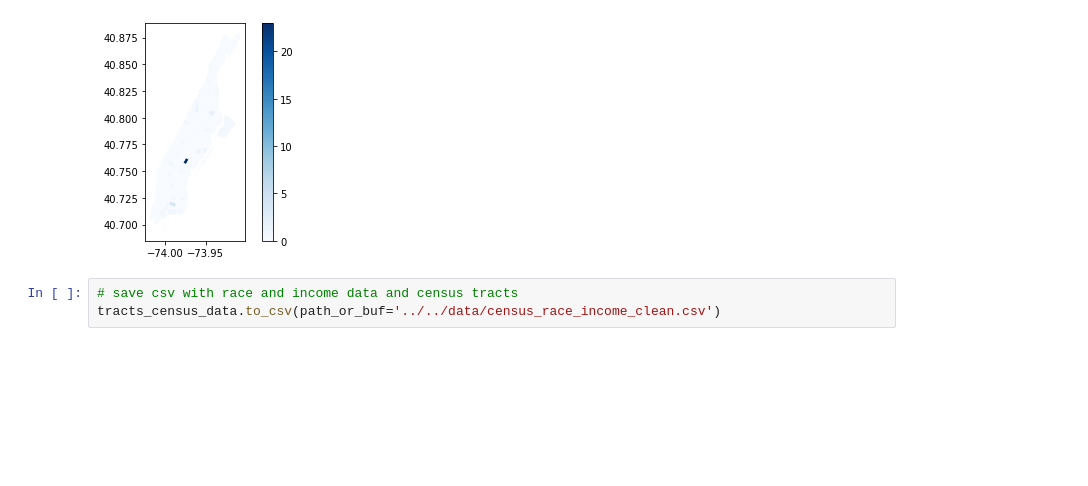
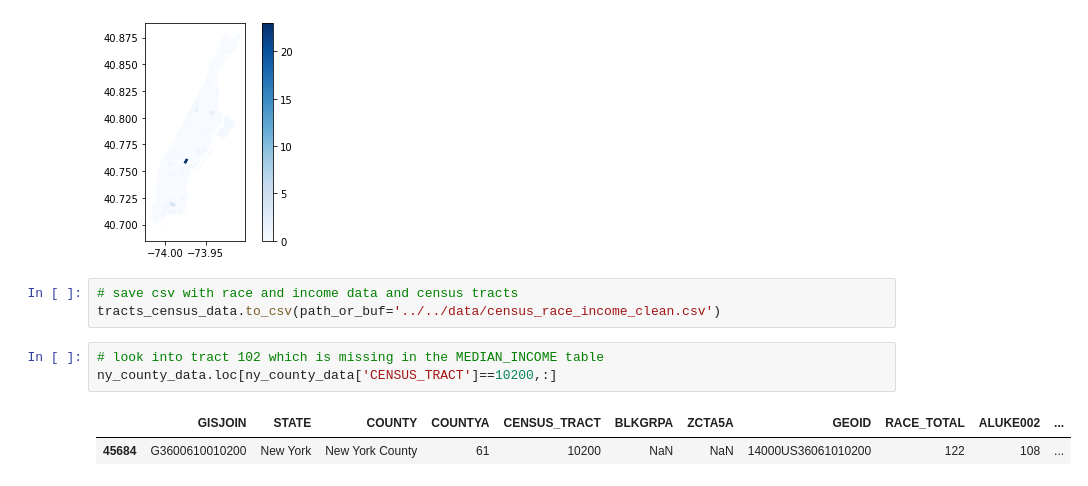
Before and after one commit to clyman23/spoke, a Jupyter notebook: notebooks/lizpysher/Census_Race_Income_Clean.ipynb, the cells around one changed output. Cells and saved outputs as stored; diff of their text form; blank space fills up the shorter version.

Commit message:
created notebook for cleaning median income data

```diff
--- a/notebooks/lizpysher/Census_Race_Income_Clean.ipynb
+++ b/notebooks/lizpysher/Census_Race_Income_Clean.ipynb
@@ -425,3 +425,9 @@ tracts_census_data.plot(column='AMERICAN_INDIAN_PERCENT', cmap='Blues',legend=Tr
 # %%
 # save csv with race and income data and census tracts
 tracts_census_data.to_csv(path_or_buf='../../data/census_race_income_clean.csv')
+# %%
+# look into tract 102 which is missing in the MEDIAN_INCOME table
+ny_county_data.loc[ny_county_data['CENSUS_TRACT']==10200,:]
+# %% [output]
+|  | GISJOIN | STATE | COUNTY | COUNTYA | CENSUS_TRACT | BLKGRPA | ZCTA5A | GEOID | RACE_TOTAL | ALUKE002 | ... |
+| 45684 | G3600610010200 | New York | New York County | 61 | 10200 | NaN | NaN | 14000US36061010200 | 122 | 108 | ... |
```
Also changed, not shown: parts of 1 cell of this notebook, 5 other files.
